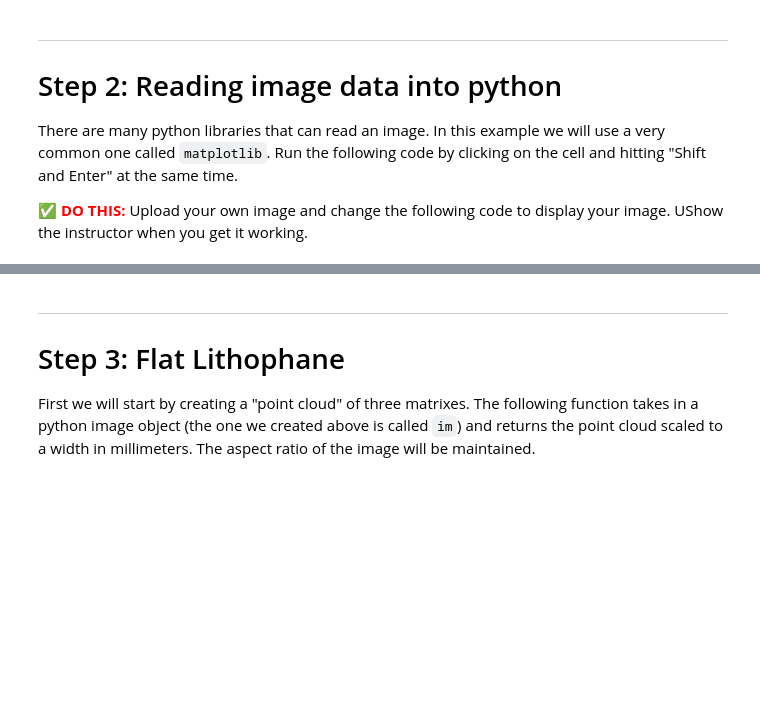
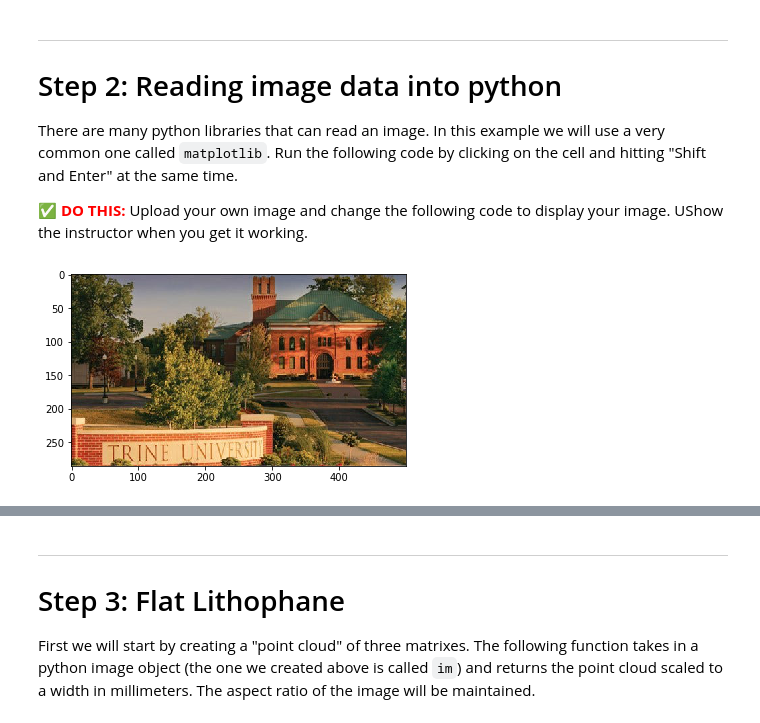
Before and after one commit to colbrydi/Lithophane, a Jupyter notebook: Lithophane_Tutorial.ipynb, the cells around one changed output, grey strips where cells are left out. Cells and saved outputs as stored; diff of their text form; code cells hidden in the pictures; blank space fills up the shorter version.

Commit message:
Added generic image to file

```diff
--- a/Lithophane_Tutorial.ipynb
+++ b/Lithophane_Tutorial.ipynb
@@ -43,10 +54,12 @@ There are many python libraries that can read an image.  In this example we will
 # %%
 %matplotlib inline
 import matplotlib.pylab as plt
 import matplotlib.image as img
-imagefile = './AE8A0985.jpg'
+imagefile = './image.jpg'
 im = img.imread(imagefile)
 plt.imshow(im);
+# %% [output]
+[figure, added]
 # %%
 from IPython.display import YouTubeVideo
 YouTubeVideo("15aqFQQVBWU",width=640,height=360)
```
Also changed, not shown: parts of 10 cells of this notebook.
